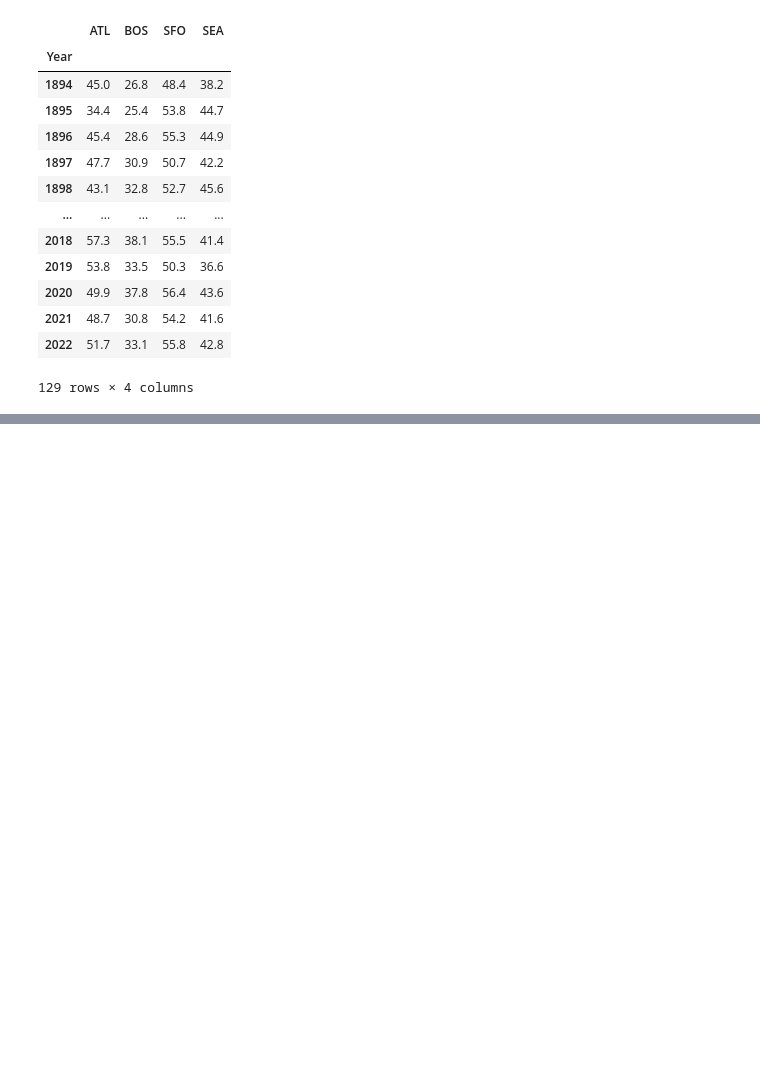
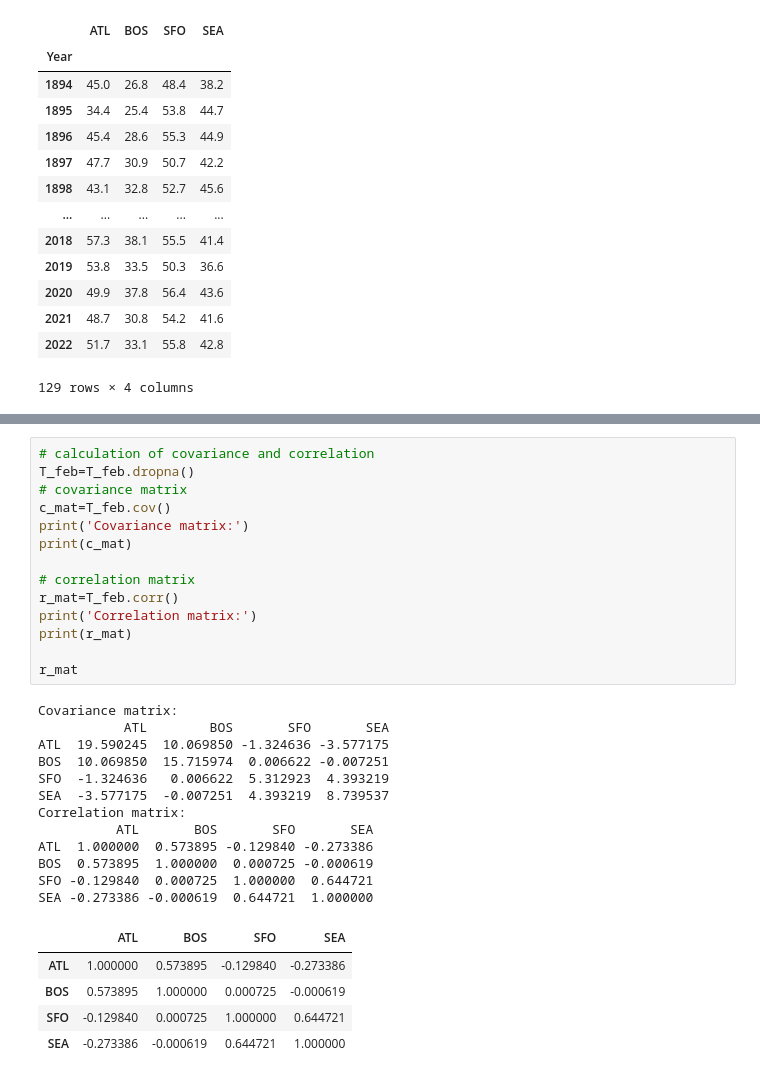
Before and after one commit to pengfeiliu371/EAS2655_S2023, a Jupyter notebook: python/Week4_exercise.ipynb, the cells around one changed output, grey strips where cells are left out. Saved outputs shown, nothing was run; the diff lists cells and outputs as text; blank space fills up the shorter version.

```diff
--- a/python/Week4_exercise.ipynb
+++ b/python/Week4_exercise.ipynb
@@ -291,3 +286,35 @@ plt.title('Feburary temperature')
 plt.show()
 # %% [output]
 [figure]
+# %%
+# calculation of covariance and correlation
+T_feb=T_feb.dropna()
+# covariance matrix
+c_mat=T_feb.cov()
+print('Covariance matrix:')
+print(c_mat)
+
+# correlation matrix
+r_mat=T_feb.corr()
+print('Correlation matrix:')
+print(r_mat)
+
+r_mat
+# %% [output]
+Covariance matrix:
+           ATL        BOS       SFO       SEA
+ATL  19.590245  10.069850 -1.324636 -3.577175
+BOS  10.069850  15.715974  0.006622 -0.007251
+SFO  -1.324636   0.006622  5.312923  4.393219
+SEA  -3.577175  -0.007251  4.393219  8.739537
+Correlation matrix:
+          ATL       BOS       SFO       SEA
+ATL  1.000000  0.573895 -0.129840 -0.273386
+BOS  0.573895  1.000000  0.000725 -0.000619
+SFO -0.129840  0.000725  1.000000  0.644721
+SEA -0.273386 -0.000619  0.644721  1.000000
+|  | ATL | BOS | SFO | SEA |
+| ATL | 1.000000 | 0.573895 | -0.129840 | -0.273386 |
+| BOS | 0.573895 | 1.000000 | 0.000725 | -0.000619 |
+| SFO | -0.129840 | 0.000725 | 1.000000 | 0.644721 |
+| SEA | -0.273386 | -0.000619 | 0.644721 | 1.000000 |
```
Also changed, not shown: parts of 7 cells of this notebook, 13 other files.
